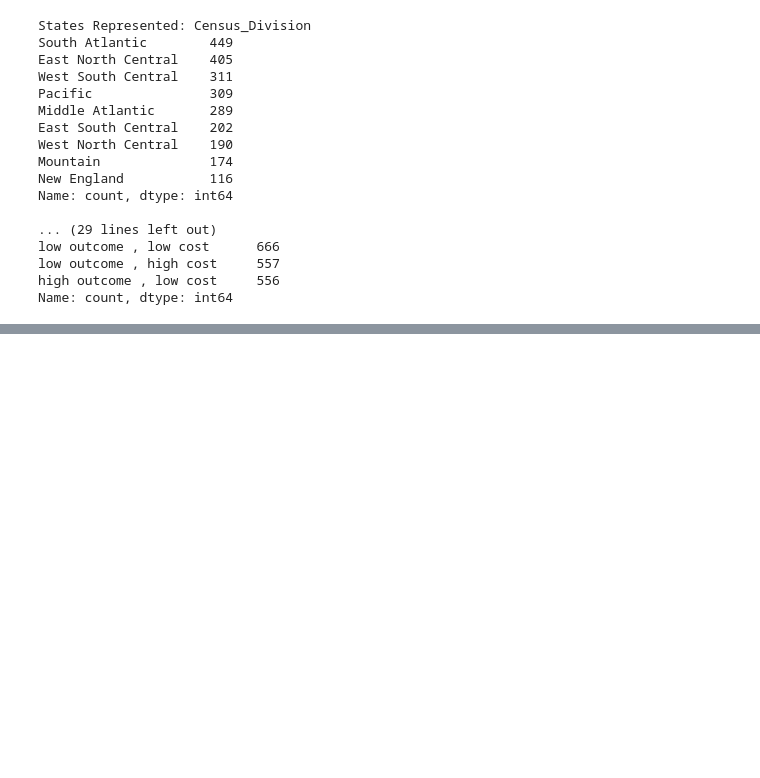
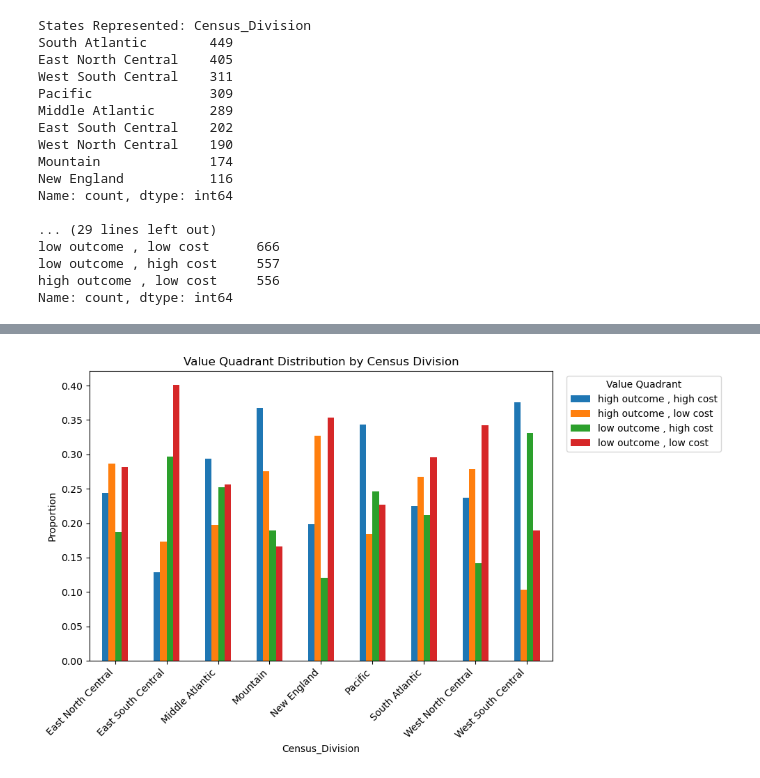
Before and after one commit to KabiraL/Hospital_Assessment, a Jupyter notebook: Notebooks/Hospital_Scoring.ipynb, the cells around one changed output, grey strips where cells are left out. Drawn from its saved outputs; the diff is of its cells as text; code cells hidden in the pictures; blank space fills up the shorter version.

```diff
--- a/Notebooks/Hospital_Scoring.ipynb
+++ b/Notebooks/Hospital_Scoring.ipynb
@@ -691,0 +753,13 @@ df_hospital_value['Value_Quadrant'].value_counts()
+# %%
+ct1 = pd.crosstab(df_hospital_value['Census_Division'],
+                 df_hospital_value['Value_Quadrant'],
+                 normalize='index')
+ct1.plot(kind='bar', stacked=False, figsize=(10, 6))
+plt.ylabel('Proportion')
+plt.title('Value Quadrant Distribution by Census Division')
+plt.xticks(rotation=45, ha='right')
+plt.legend(title='Value Quadrant', bbox_to_anchor=(1.02, 1), loc='upper left')
+plt.tight_layout()
+plt.show()
+# %% [output]
+[figure, added]
```
Also changed, not shown: parts of 12 cells of this notebook.
